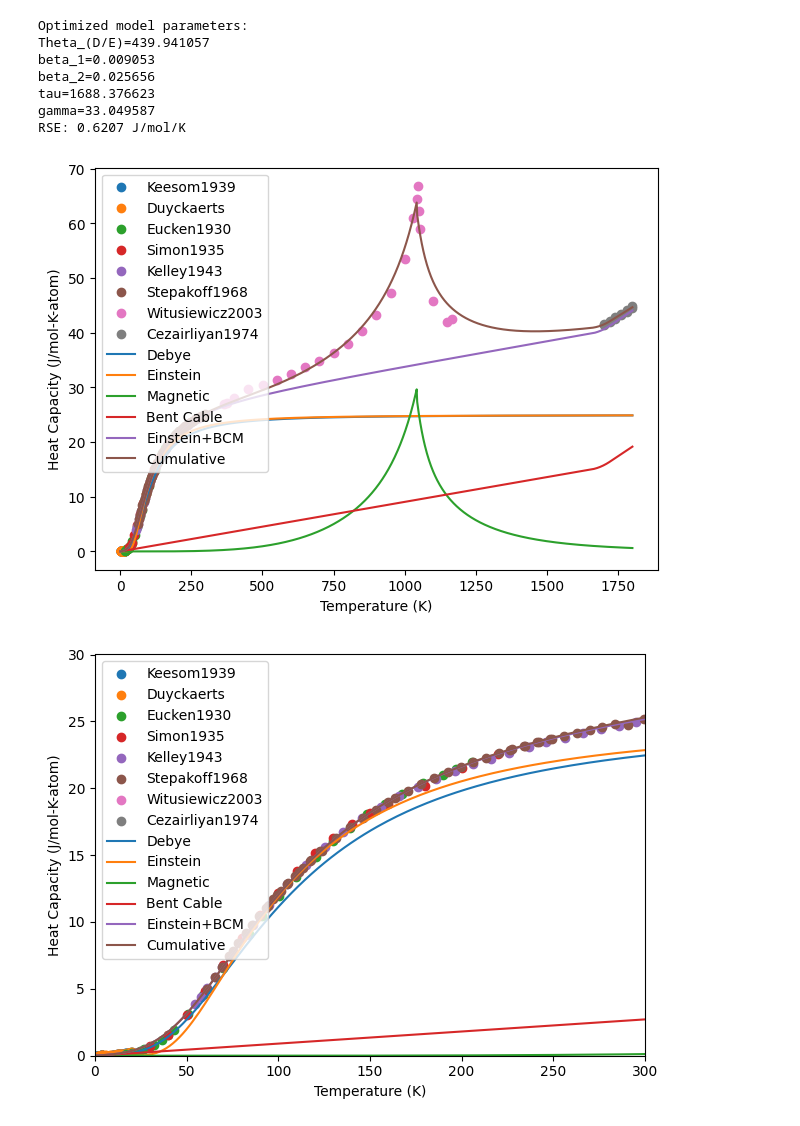
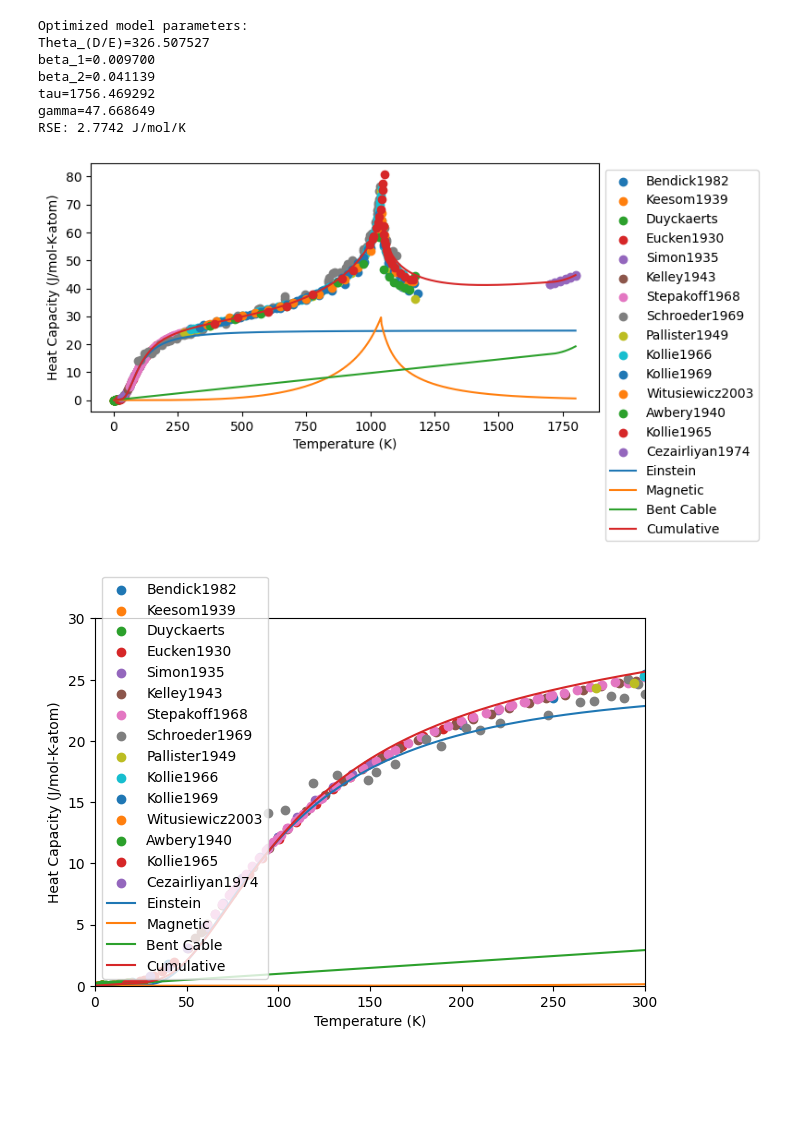
Before and after one commit to mfrichtl/librecalphad, a Jupyter notebook: libreCalphad/examples/Cp_fitting.ipynb, the cells around one changed output. Cells and saved outputs as stored; diff of their text form; code cells hidden in the pictures; blank space fills up the shorter version.

Commit message:
feat(thermo): Lots of changes to heat capacity fitting routines for calculating custom CALPHAD reference states.

```diff
--- a/libreCalphad/examples/Cp_fitting.ipynb
+++ b/libreCalphad/examples/Cp_fitting.ipynb
@@ -1,8 +1,18 @@
 # %%
-from libreCalphad.models.segmented_regression import _bent_cable_Cp, _debye_Cp, _einstein_Cp, _holzapfel_debye_Cp, _xiong_Cp, segmented_regression
+# Example of libreCalphad's heat capacity fitting routines and use of the segmented
+# regression approach to model the Gibb's energy for creating custom reference
+# states for pycalphad using ESPEI.
+
+# Pycalphad has not implemented the Holzapfel approximation to the Debye model, so generating parameters
+# for use with it should be done with the Einstein model for now.
+
+import json
+import espei  # required to resolve a circular import caused by next line
+from libreCalphad.models.segmented_regression import _bent_cable_Cp, _debye_Cp, _einstein_Cp, _holzapfel_debye_Cp, _xiong_Cp, fit_segmented_regression, get_segmented_regression_Cp, upsert_custom_refstate_json
 import matplotlib.pyplot as plt
 import numpy as np
 import pandas as pd
+from pycalphad import variables as v
 
 R = 8.314472
 # magnetic model constants
@@ -10,7 +20,10 @@ beta_Fe = 2.22  # magnetic moment per atom Fe
 struct_fact_bcc = 0.37
 Tc_Fe = 1043  # K, Curie temperature for Fe
 theta_Fe = 309  # K, Einstein temperature from Chen & Sundman
-sr_df, min_fits = segmented_regression("/home/matt/opt/ESPEI-datasets/datasets", ["FE", "VA"], "BCC_A2")
+espei_datasets_folder = "/Users/mattfrichtl/opt/ESPEI-datasets/datasets"
+xiong_params = {"beta": beta_Fe, "p": struct_fact_bcc, "Tc": Tc_Fe}
+use_einstein = True
+sr_df, min_fits = fit_segmented_regression(espei_datasets_folder, ["FE", "VA"], "BCC_A2", use_einstein=use_einstein, xiong_params=xiong_params, bounds_overrides={})
 # initialize a dataframe for the model
 df_model = pd.DataFrame()
 df_model["temperature"] = np.linspace(1, np.max(sr_df["temperature"]), num=1000)
@@ -23,34 +36,37 @@ print(f"tau={min_fits.x[3]:3f}")
 print(f"gamma={min_fits.x[4]:3f}")
 print(f"RSE: {min_fits.fun:.4f} J/mol/K")
 
+# Save it to libreCalphad's custom refstate json file
+refstate_file = "/Users/mattfrichtl/opt/libreCalphad-refstate/LCRefstates.json"
+# Add the fitted refstate results
+# Not passing the phase as a kwarg makes libreCalphad assume this is a stable phase Gibbs energy expression
+upsert_custom_refstate_json(refstate_file, "FE", min_fits, xiong_params=xiong_params)
+
+# Need to add the lattice stability for FE also, can directly write it to the json
+with open(refstate_file, "r") as f:
+    refstate_dict = json.load(f)
+refstate_dict["FE-BCC_A2"] = "GHSERFE"
+with open(refstate_file, "w") as f:
+    json.dump(refstate_dict, f, indent=True)
 # prepare arrays for plotting
-df_model["debye_model"] = _holzapfel_debye_Cp(df_model["temperature"], *min_fits.x[:1])
+# df_model["debye_model"] = _holzapfel_debye_Cp(df_model["temperature"], *min_fits.x[:1])
 df_model["einstein_model"] = _einstein_Cp(df_model["temperature"], theta_Fe)
 df_model["magnetic_model"] = _xiong_Cp(
     df_model["temperature"], beta_Fe, struct_fact_bcc, Tc_Fe
 )
 df_model["bent_cable_model"] = _bent_cable_Cp(df_model["temperature"], *min_fits.x[1:])
-df_model["cumulative_model"] = (
-    df_model["debye_model"]
-    + df_model["magnetic_model"]
-    + df_model["bent_cable_model"]
-)
+df_model["cumulative_model"] = get_segmented_regression_Cp(df_model["temperature"], min_fits, xiong_params=xiong_params, use_einstein=use_einstein)
 
-fig, ax = plt.subplots()
+fig, ax = plt.subplots(figsize=(8,4))
 for reference in sr_df["reference"].unique():
     sr_sub = sr_df.query("reference == @reference")
     ax.scatter(sr_sub["temperature"], sr_sub["Cp"], label=reference)
-ax.plot(df_model["temperature"], df_model["debye_model"], label="Debye")
+# ax.plot(df_model["temperature"], df_model["debye_model"], label="Debye")
 ax.plot(df_model["temperature"], df_model["einstein_model"], label="Einstein")
 ax.plot(df_model["temperature"], df_model["magnetic_model"], label="Magnetic")
 ax.plot(df_model["temperature"], df_model["bent_cable_model"], label="Bent Cable")
-ax.plot(
-    df_model["temperature"],
-    df_model["debye_model"] + df_model["bent_cable_model"],
-    label="Einstein+BCM",
-)
 ax.plot(df_model["temperature"], df_model["cumulative_model"], label="Cumulative")
-ax.legend()
+ax.legend(loc="upper left", bbox_to_anchor=(1,1))
 
 ax.set_xlabel("Temperature (K)")
 ax.set_ylabel("Heat Capacity (J/mol-K-atom)")
@@ -61,55 +77,45 @@ fig, ax = plt.subplots()
 for reference in sr_df["reference"].unique():
     sr_sub = sr_df.query("reference == @reference")
     ax.scatter(sr_sub["temperature"], sr_sub["Cp"], label=reference)
-ax.plot(df_model["temperature"], df_model["debye_model"], label="Debye")
+# ax.plot(df_model["temperature"], df_model["debye_model"], label="Debye")
 ax.plot(df_model["temperature"], df_model["einstein_model"], label="Einstein")
 ax.plot(df_model["temperature"], df_model["magnetic_model"], label="Magnetic")
 ax.plot(df_model["temperature"], df_model["bent_cable_model"], label="Bent Cable")
-ax.plot(
-    df_model["temperature"],
-    df_model["debye_model"] + df_model["bent_cable_model"],
-    label="Einstein+BCM",
-)
 ax.plot(df_model["temperature"], df_model["cumulative_model"], label="Cumulative")
 ax.legend()
 
 ax.set_xlim((0, 300))
 ax.set_xlabel("Temperature (K)")
 ax.set_ylim((0, 30))
 ax.set_ylabel("Heat Capacity (J/mol-K-atom)")
 fig.tight_layout()
 
 # Close to 0 K
 fig, ax = plt.subplots()
 for reference in sr_df["reference"].unique():
     sr_sub = sr_df.query("reference == @reference")
     ax.scatter(sr_sub["temperature"], sr_sub["Cp"], label=reference)
-ax.plot(df_model["temperature"], df_model["debye_model"], label="Debye")
+# ax.plot(df_model["temperature"], df_model["debye_model"], label="Debye")
 ax.plot(df_model["temperature"], df_model["einstein_model"], label="Einstein")
 ax.plot(df_model["temperature"], df_model["magnetic_model"], label="Magnetic")
 ax.plot(df_model["temperature"], df_model["bent_cable_model"], label="Bent Cable")
-ax.plot(
-    df_model["temperature"],
-    df_model["debye_model"] + df_model["bent_cable_model"],
-    label="Einstein+BCM",
-)
 ax.plot(df_model["temperature"], df_model["cumulative_model"], label="Cumulative")
 ax.legend()
 
 ax.set_xlim((1e0, 1e2))
 ax.set_xscale("log")
 ax.set_xlabel("Temperature (K)")
 ax.set_ylim((1e-3, 1e1))
 ax.set_yscale("log")
 ax.set_ylabel("Heat Capacity (J/mol-K-atom)")
 fig.tight_layout()
 # %% [output]
 Optimized model parameters:
-Theta_(D/E)=439.941057
-beta_1=0.009053
-beta_2=0.025656
-tau=1688.376623
-gamma=33.049587
-RSE: 0.6207 J/mol/K
+Theta_(D/E)=326.507527
+beta_1=0.009700
+beta_2=0.041139
+tau=1756.469292
+gamma=47.668649
+RSE: 2.7742 J/mol/K
-[figure, old version]
+[figure, new version]
-[figure, old version]
+[figure, new version]
```
Also changed, not shown: parts of 4 cells of this notebook, 32 other files.
